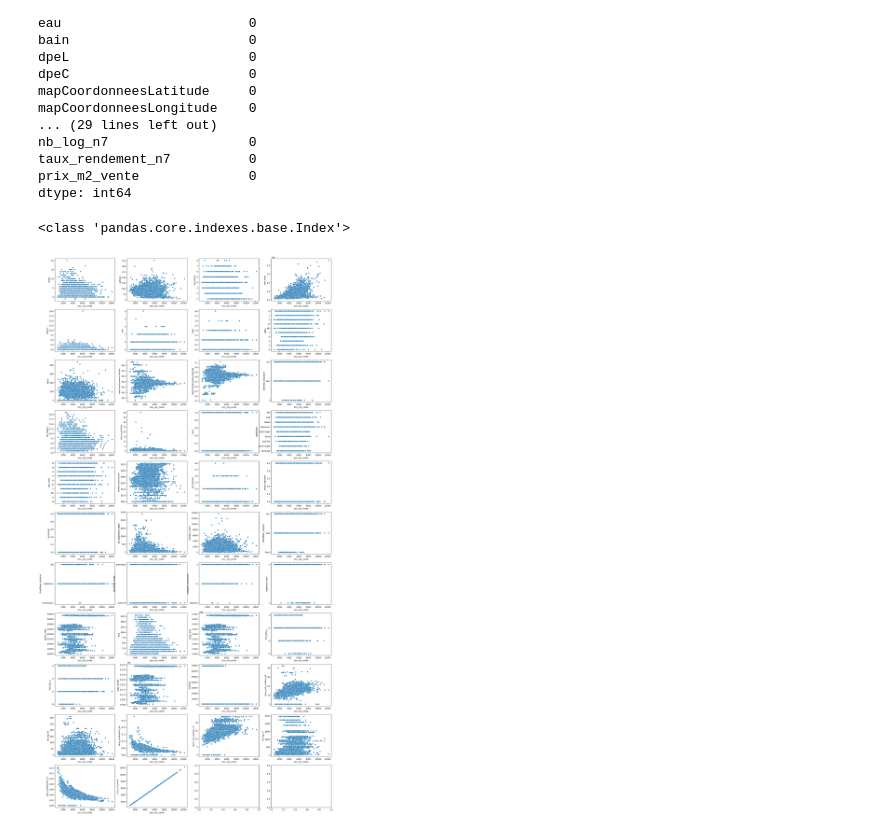
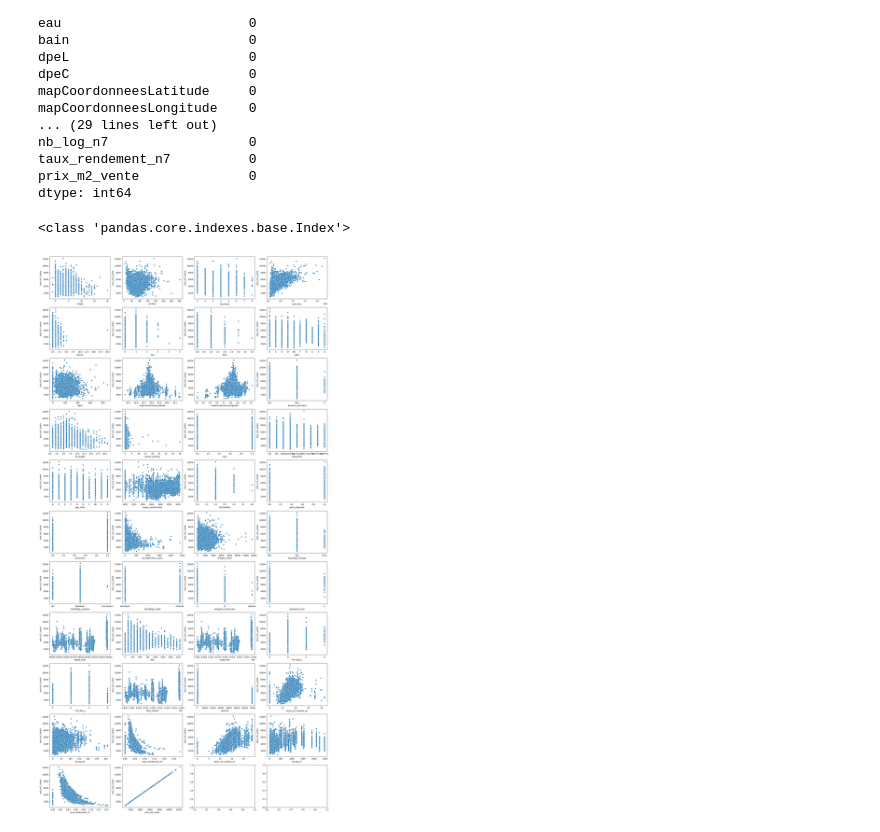
Before and after one commit to Clement2169/immocv, a Jupyter notebook: notebooks/ventes-69-a.ipynb, the cells around one changed output. Drawn from its saved outputs; the diff is of its cells as text; code cells hidden in the pictures.

Commit message:
fix ventes69

```diff
--- a/notebooks/ventes-69-a.ipynb
+++ b/notebooks/ventes-69-a.ipynb
@@ -200,14 +200,17 @@ taux_rendement_n7          0
 prix_m2_vente              0
 dtype: int64
 # %%
+import matplotlib.pyplot as plt
+import seaborn as sns
+
 columns = df.columns
 print (type(columns))
 fig , axes = plt.subplots(nrows = 11, ncols = 4, figsize = (25,50))
 index = 0
 for column in columns :
     if column not in ["idannonce","date"] :
-        sns.scatterplot(ax=axes[int(index/4),index%4],x=df["prix_m2_vente"],y=df[column])
+        sns.scatterplot(ax=axes[int(index/4),index%4],y=df["prix_m2_vente"],x=df[column])
         index = index +1
 # %% [output]
 <class 'pandas.core.indexes.base.Index'>
-[figure, old version]
+[figure, new version]
```
Also changed, not shown: parts of 1 cell of this notebook.
